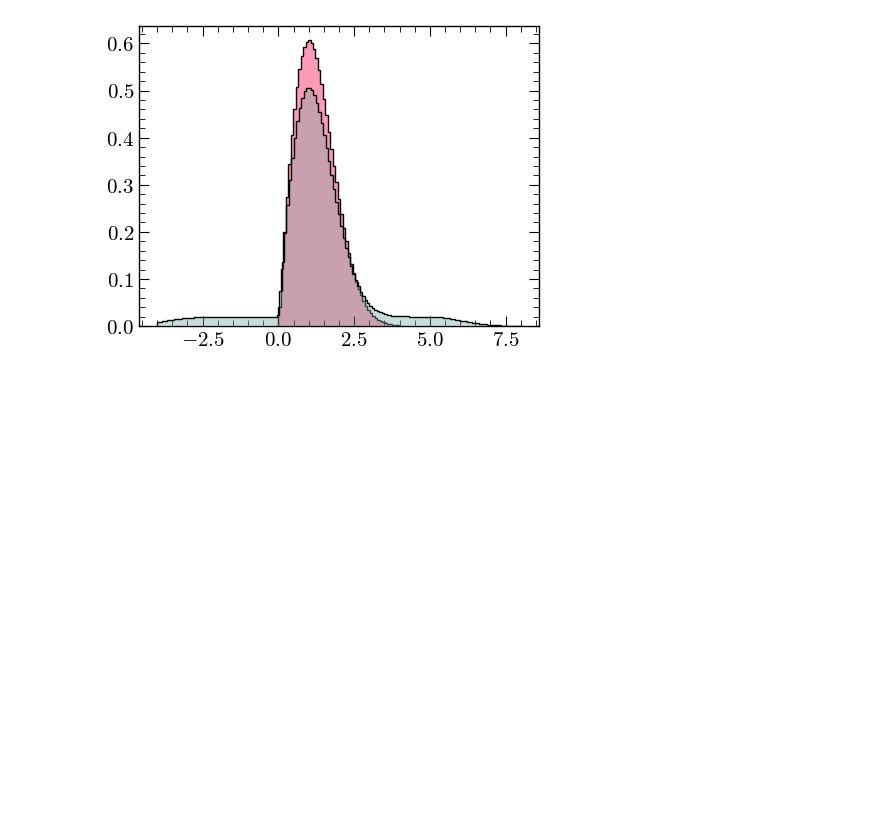
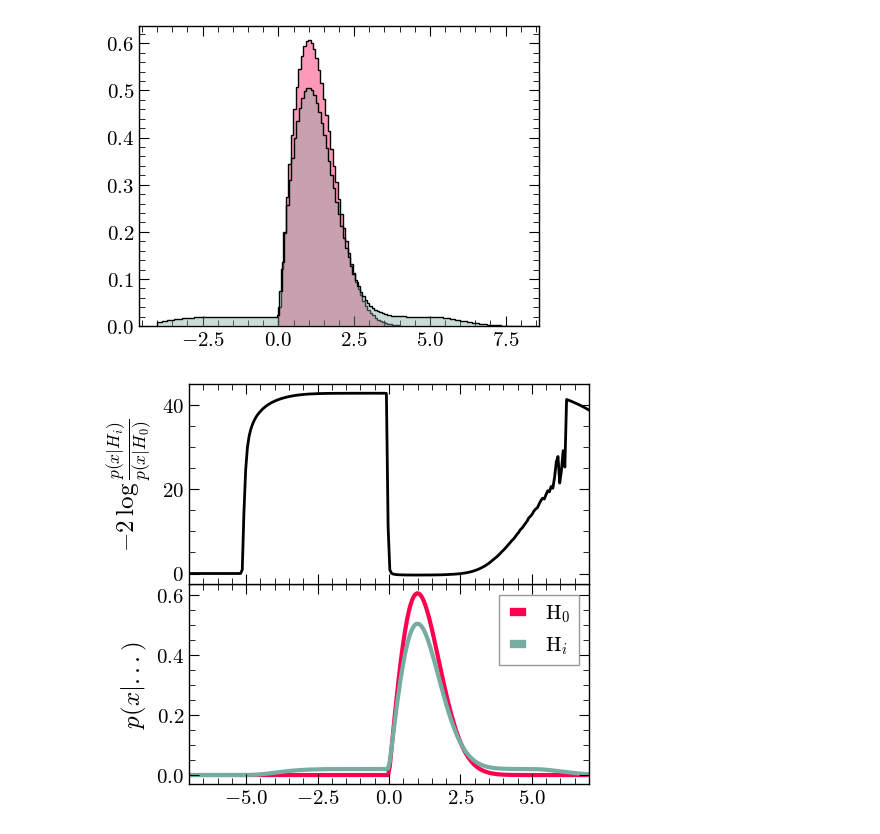
Before and after one commit to james-alvey-42/gw-mist, a Jupyter notebook: notebooks/week6/KDE_new.ipynb, the cells around one changed output. Saved outputs shown, nothing was run; the diff lists cells and outputs as text; code cells hidden in the pictures; blank space fills up the shorter version.

```diff
--- a/notebooks/week6/KDE_new.ipynb
+++ b/notebooks/week6/KDE_new.ipynb
@@ -130,4 +130,28 @@ pf.fix_plot([ax1])
 True
 [figure]
 # %%
-KDE_H0 = fastkde.pdf(x_h1_all)
+kdebloc = np.load('../../data_bin/KDE_ref/KDE_archive.npz')
+dat_h0 = kdebloc['dat_h0']+1e-11
+dat_h1 = kdebloc['dat_h1']+1e-11
+# %%
+fig, ax1 = pf.create_plot(size=(4,2))
+ax2 = fig.add_axes((0,1,1,1), sharex=ax1)
+plt.setp(ax2.get_xticklabels(), visible=False)
+
+grid = np.linspace(-30,30, 1000)
+ti = -2 * (np.log(dat_h0)-np.log(dat_h1))
+
+ax1.plot(grid,dat_h0, color='#ff004f', label=r'H$_0$', lw=3)
+ax1.plot(grid,dat_h1, color='#77aca2', label=r'H$_i$', lw=3)
+ax1.legend()
+ax1.set_xlim([-7,7])
+ax1.set_ylabel(r'$p(x|...)$')
+
+ax2.plot(grid,ti, lw=2,color='black')
+ax2.set_ylabel(r'$-2\:\log\frac{p(x|H_i)}{p(x|H_0)}$')
+
+pf.fix_plot([ax1,ax2])
+plt.tight_layout()
+plt.savefig(f'figs/newkde.png', dpi=700, bbox_inches = 'tight')
+# %% [output]
+[figure, added]
```
Also changed, not shown: parts of 1 cell of this notebook, 3 other files.
